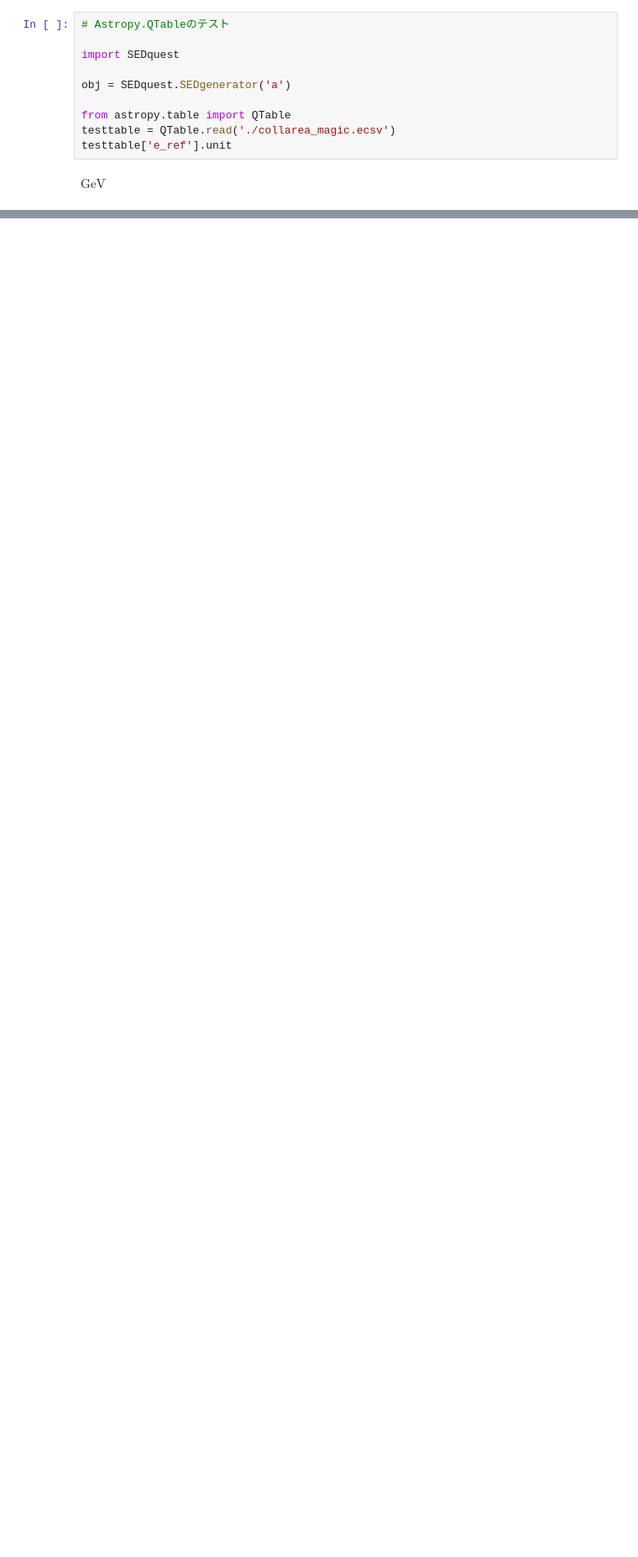
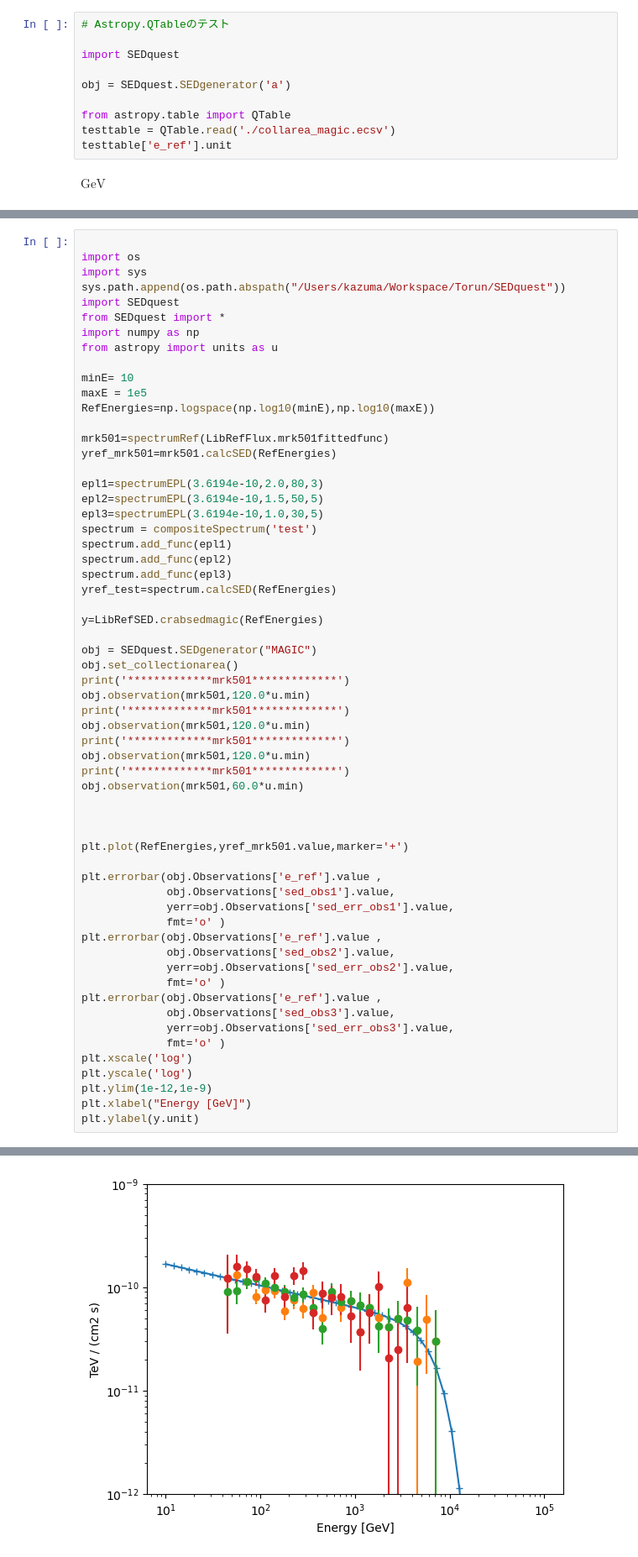
Before and after one commit to kazumaishio/SEDquest, a Jupyter notebook: SEDgenerator_test.ipynb, the cells around one changed output, grey strips where cells are left out. Shown at 84% size. Saved outputs shown, nothing was run; the diff lists cells and outputs as text; blank space fills up the shorter version.

```diff
--- a/SEDgenerator_test.ipynb
+++ b/SEDgenerator_test.ipynb
@@ -88,0 +100,61 @@ u.min.to(u.s)
+# %%
+
+import os
+import sys
+sys.path.append(os.path.abspath("/Users/kazuma/Workspace/Torun/SEDquest"))
+import SEDquest
+from SEDquest import *
+import numpy as np
+from astropy import units as u
+
+minE= 10
+maxE = 1e5
+RefEnergies=np.logspace(np.log10(minE),np.log10(maxE))
+
+mrk501=spectrumRef(LibRefFlux.mrk501fittedfunc)
+yref_mrk501=mrk501.calcSED(RefEnergies)
+
+epl1=spectrumEPL(3.6194e-10,2.0,80,3)
+epl2=spectrumEPL(3.6194e-10,1.5,50,5)
+epl3=spectrumEPL(3.6194e-10,1.0,30,5)
+spectrum = compositeSpectrum('test')
+spectrum.add_func(epl1)
+spectrum.add_func(epl2)
+spectrum.add_func(epl3)
+yref_test=spectrum.calcSED(RefEnergies)
+
+y=LibRefSED.crabsedmagic(RefEnergies)
+
+obj = SEDquest.SEDgenerator("MAGIC")
+obj.set_collectionarea()
+print('*************mrk501*************')
+obj.observation(mrk501,120.0*u.min)
+print('*************mrk501*************')
+obj.observation(mrk501,120.0*u.min)
+print('*************mrk501*************')
+obj.observation(mrk501,120.0*u.min)
+print('*************mrk501*************')
+obj.observation(mrk501,60.0*u.min)
+
+
+
+plt.plot(RefEnergies,yref_mrk501.value,marker='+')
+
+plt.errorbar(obj.Observations['e_ref'].value ,
+             obj.Observations['sed_obs1'].value,
+             yerr=obj.Observations['sed_err_obs1'].value,
+             fmt='o' )
+plt.errorbar(obj.Observations['e_ref'].value ,
+             obj.Observations['sed_obs2'].value,
+             yerr=obj.Observations['sed_err_obs2'].value,
+             fmt='o' )
+plt.errorbar(obj.Observations['e_ref'].value ,
+             obj.Observations['sed_obs3'].value,
+             yerr=obj.Observations['sed_err_obs3'].value,
+             fmt='o' )
+plt.xscale('log')
+plt.yscale('log')
+plt.ylim(1e-12,1e-9)
+plt.xlabel("Energy [GeV]")
+plt.ylabel(y.unit)
+# %% [output]
@@ -88,0 +167 @@ u.min.to(u.s)
+[figure, added]
```
Also changed, not shown: parts of 6 cells of this notebook, 2 other files.
